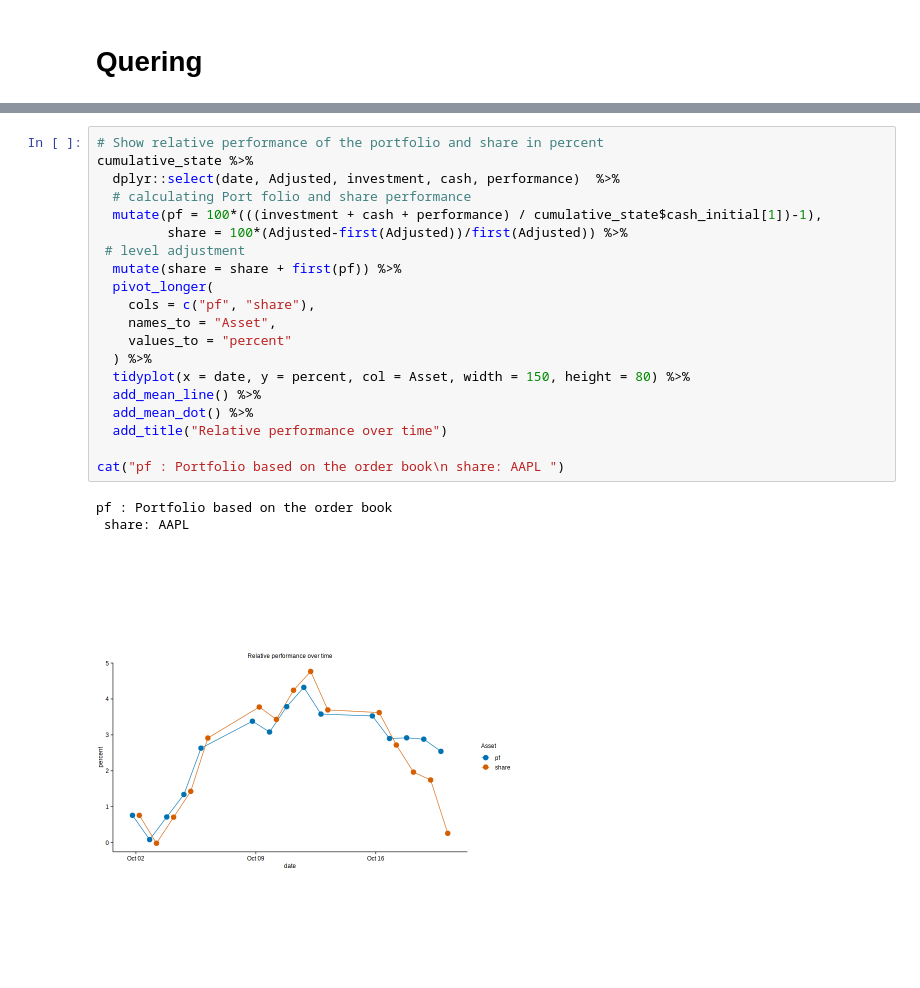
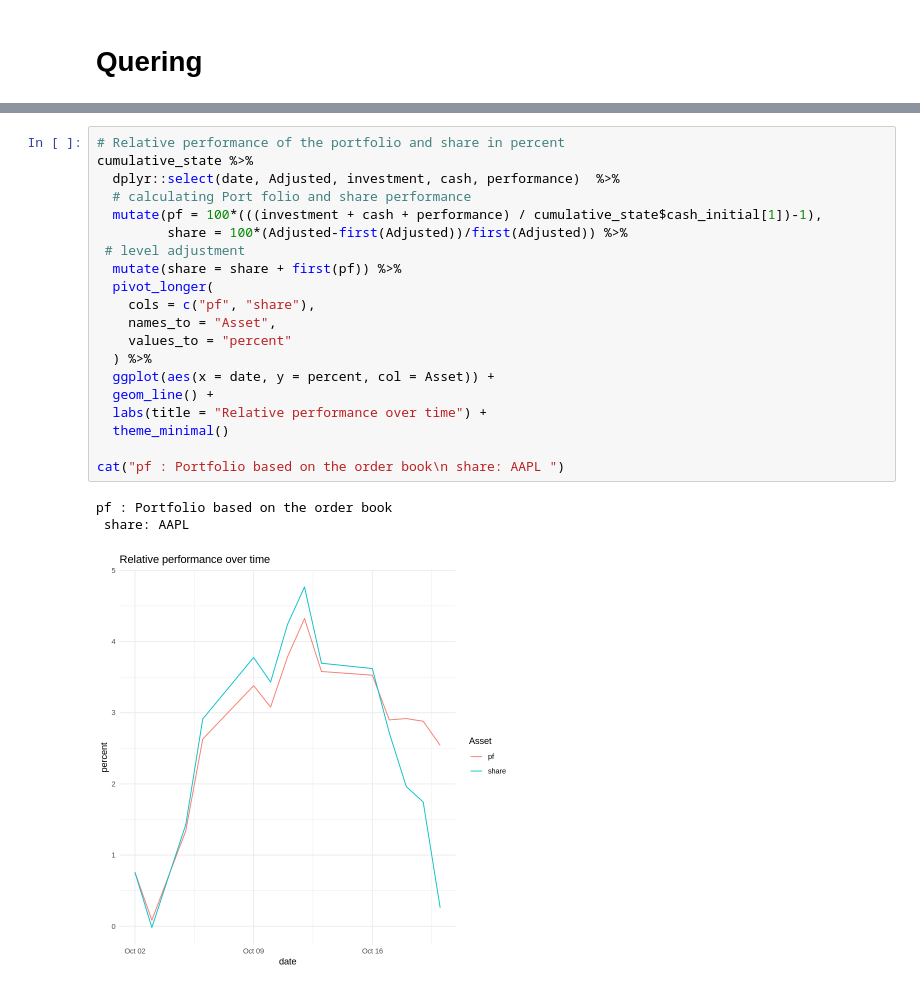
Before and after one commit to iNANOV/transaction-state-simulator, a Jupyter notebook: basic_example.ipynb, the cells around one changed output, grey strips where cells are left out. Cells and saved outputs as stored; diff of their text form.

```diff
--- a/basic_example.ipynb
+++ b/basic_example.ipynb
@@ -231,24 +198,24 @@ Overall Performance: investment + cash + performance
 # %%
-# Show relative performance of the portfolio and share in percent
+# Relative performance of the portfolio and share in percent
 cumulative_state %>%
   dplyr::select(date, Adjusted, investment, cash, performance)  %>%
   # calculating Port folio and share performance
   mutate(pf = 100*(((investment + cash + performance) / cumulative_state$cash_initial[1])-1),
          share = 100*(Adjusted-first(Adjusted))/first(Adjusted)) %>%
  # level adjustment
   mutate(share = share + first(pf)) %>%
   pivot_longer(
     cols = c("pf", "share"),
     names_to = "Asset",
     values_to = "percent"
   ) %>%
-  tidyplot(x = date, y = percent, col = Asset, width = 150, height = 80) %>%
-  add_mean_line() %>%
-  add_mean_dot() %>%
-  add_title("Relative performance over time")
+  ggplot(aes(x = date, y = percent, col = Asset)) +
+  geom_line() +
+  labs(title = "Relative performance over time") +
+  theme_minimal()
 
 cat("pf : Portfolio based on the order book\n share: AAPL ")
 # %% [output]
 pf : Portfolio based on the order book
  share: AAPL
-[figure, old version]
+[figure, new version]
```
Also changed, not shown: parts of 10 cells of this notebook.
